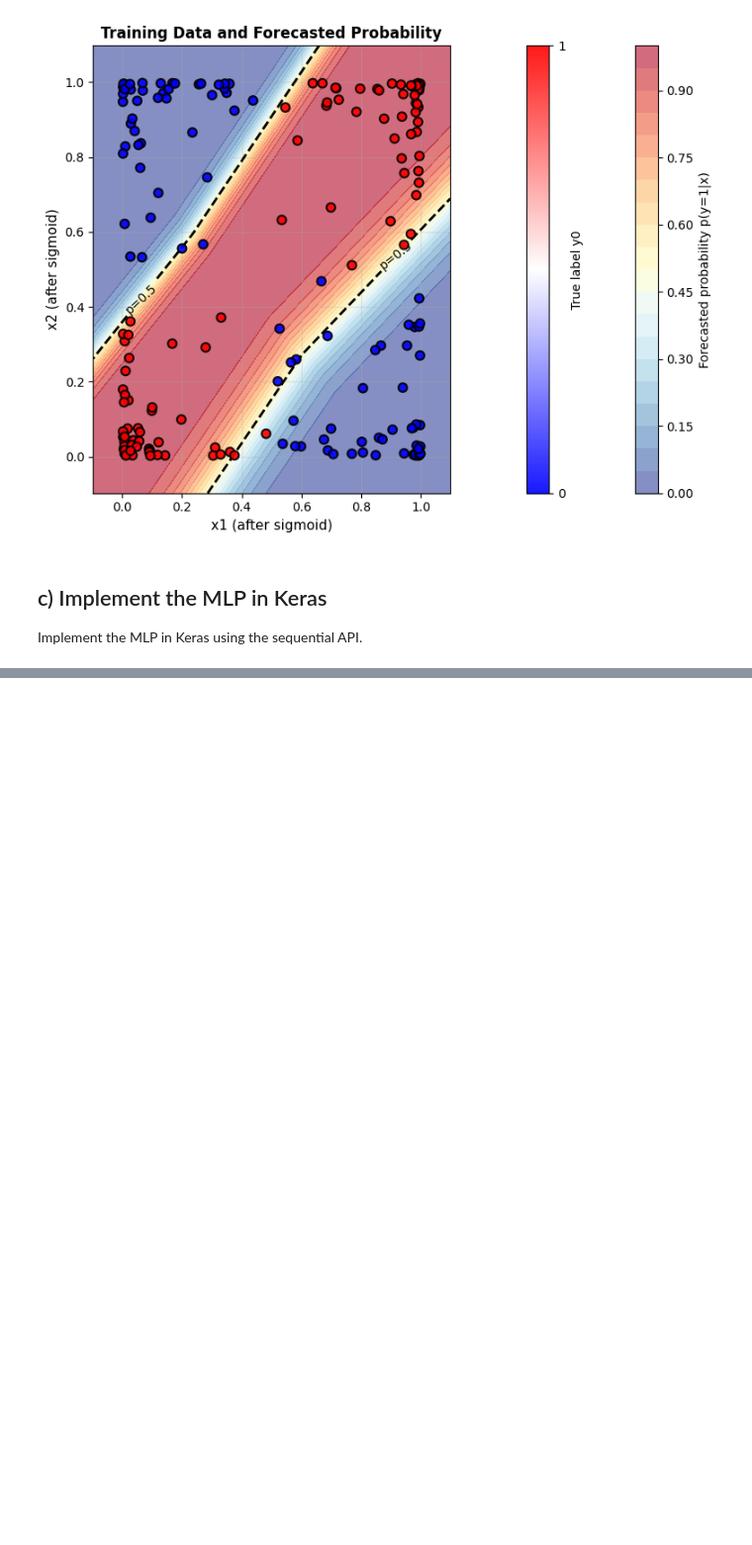
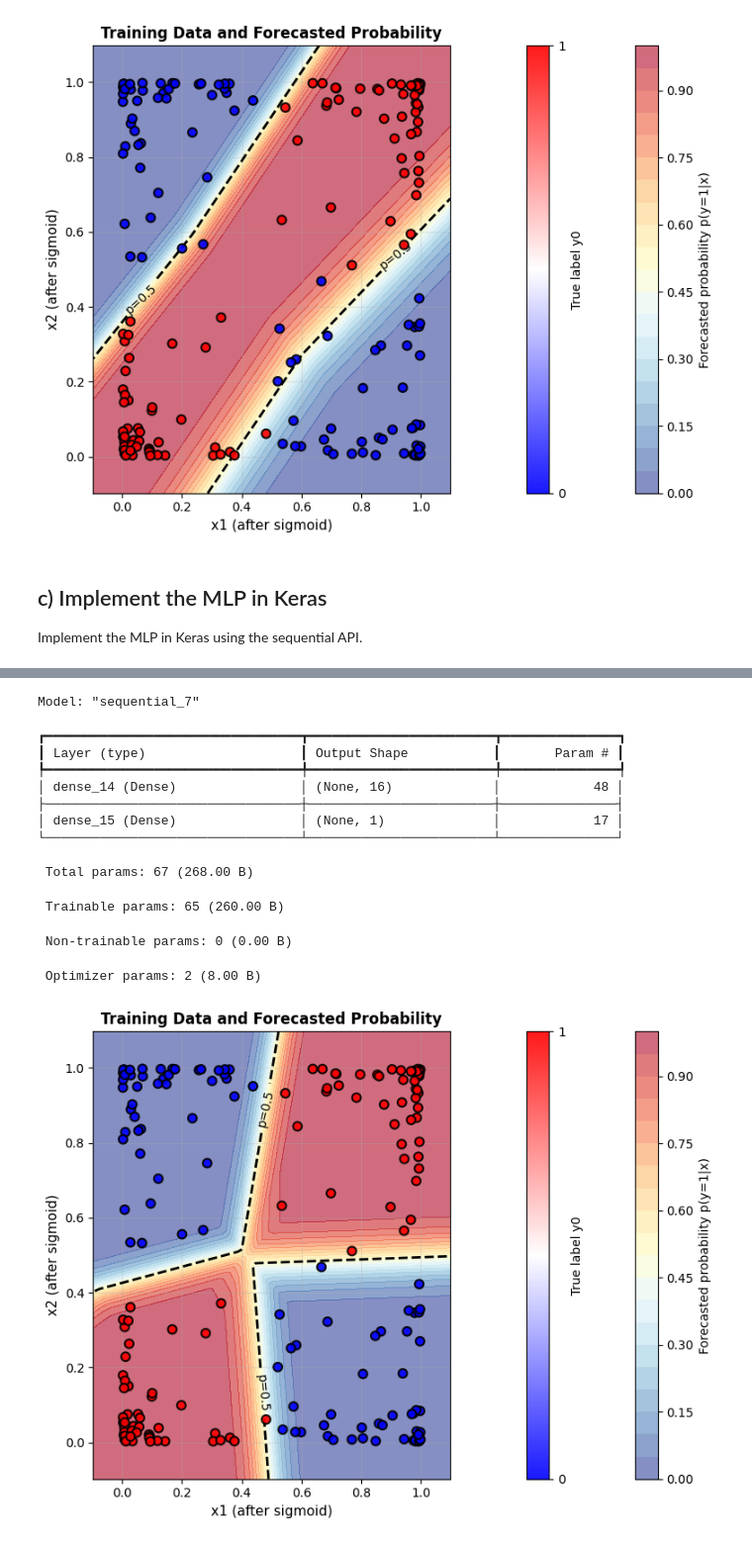
Before and after one commit to PhilNeu13/msi-dl, a Jupyter notebook: Exercise-2/01-dl-framework.ipynb, the cells around one changed output, grey strips where cells are left out. Shown at 99% size. Cells and saved outputs as stored; diff of their text form; code cells hidden in the pictures; blank space fills up the shorter version.

```diff
--- a/Exercise-2/01-dl-framework.ipynb
+++ b/Exercise-2/01-dl-framework.ipynb
@@ -428,0 +486,36 @@ Implement the MLP in Keras using the sequential API.
+# %%
+# Create the model
+model = keras.Sequential([
+    keras.layers.Dense(16, activation='relu', input_shape=(2,)),    # Hidden layer: 2 -> 16
+    keras.layers.Dense(1, activation='sigmoid')                     # Output layer: 16 -> 1
+])
+
+# Compile the model
+model.compile(
+    optimizer=keras.optimizers.SGD(learning_rate=0.5),
+    loss='binary_crossentropy',                          # Same as nll_loss
+    metrics=['accuracy']
+)
+
+x2, y0 = generate_training_data(ntrain=200, scale=6.0, seed=42)
+# Train the model
+history = model.fit(
+    x2, y0,
+    epochs=2000,
+    batch_size=len(x2),  # Full-batch gradient descent
+    verbose=0            # Set to 1 to see progress, 2 for one line per epoch
+)
+
+# Print loss every 200 steps (epochs)
+for epoch in range(0, 2000, 200):
+    if epoch < len(history.history['loss']):
+        print(f"Step {epoch}, Loss: {history.history['loss'][epoch]:.4f}")
+
+# Make predictions
+y_pred = model.predict(x2)
+
+# You can also view the model architecture
+model.summary()
+
+plot_data_and_probability(x2, y0, model)
+# %% [output]
@@ -428,0 +533,13 @@ Implement the MLP in Keras using the sequential API.
+Model: "sequential_7"
+┏━━━━━━━━━━━━━━━━━━━━━━━━━━━━━━━━━┳━━━━━━━━━━━━━━━━━━━━━━━━┳━━━━━━━━━━━━━━━┓
+┃ Layer (type)                    ┃ Output Shape           ┃       Param # ┃
+┡━━━━━━━━━━━━━━━━━━━━━━━━━━━━━━━━━╇━━━━━━━━━━━━━━━━━━━━━━━━╇━━━━━━━━━━━━━━━┩
+│ dense_14 (Dense)                │ (None, 16)             │            48 │
+├─────────────────────────────────┼────────────────────────┼───────────────┤
+│ dense_15 (Dense)                │ (None, 1)              │            17 │
+└─────────────────────────────────┴────────────────────────┴───────────────┘
+ Total params: 67 (268.00 B)
+ Trainable params: 65 (260.00 B)
+ Non-trainable params: 0 (0.00 B)
+ Optimizer params: 2 (8.00 B)
+[figure, added]
```
Also changed, not shown: parts of 3 cells of this notebook.
